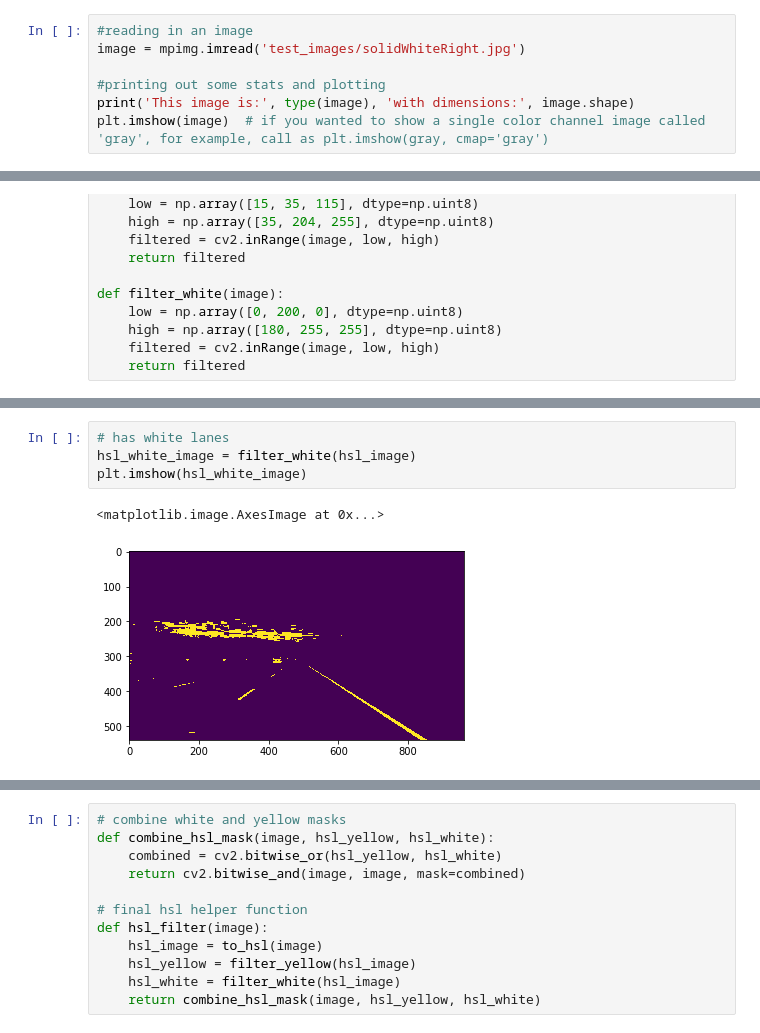
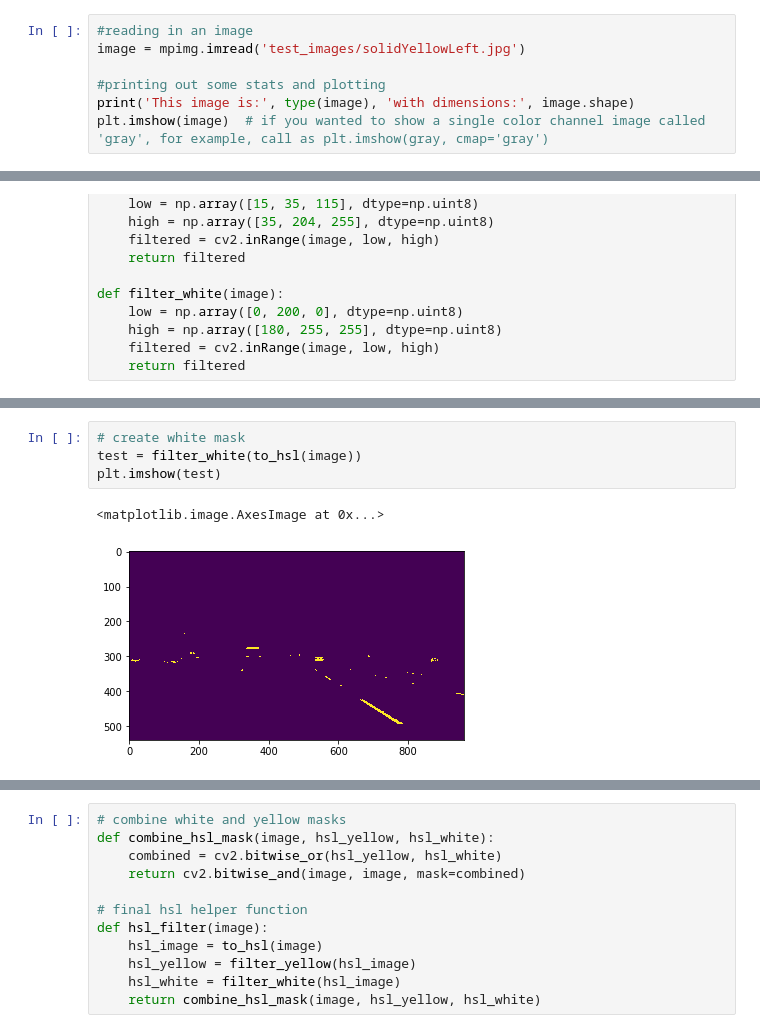
Before and after one commit to leoybkim/CarND-LaneLines-P1, a Jupyter notebook: P1.ipynb, the cells around one changed output, grey strips where cells are left out. Drawn from its saved outputs; the diff is of its cells as text.

```diff
--- a/P1.ipynb
+++ b/P1.ipynb
@@ -51,7 +51,7 @@ import cv2
 ## Read in an Image
 # %%
 #reading in an image
-image = mpimg.imread('test_images/solidWhiteRight.jpg')
+image = mpimg.imread('test_images/solidYellowLeft.jpg')
 
 #printing out some stats and plotting
 print('This image is:', type(image), 'with dimensions:', image.shape)
@@ -245,7 +240,7 @@ plt.imshow(hsl_yellow_image)
 # %%
-# has white lanes
-hsl_white_image = filter_white(hsl_image)
-plt.imshow(hsl_white_image)
+# create white mask
+test = filter_white(to_hsl(image))
+plt.imshow(test)
 # %% [output]
 <matplotlib.image.AxesImage at 0x...>
-[figure, old version]
+[figure, new version]
```
Also changed, not shown: parts of 33 cells of this notebook, 4 other files.
